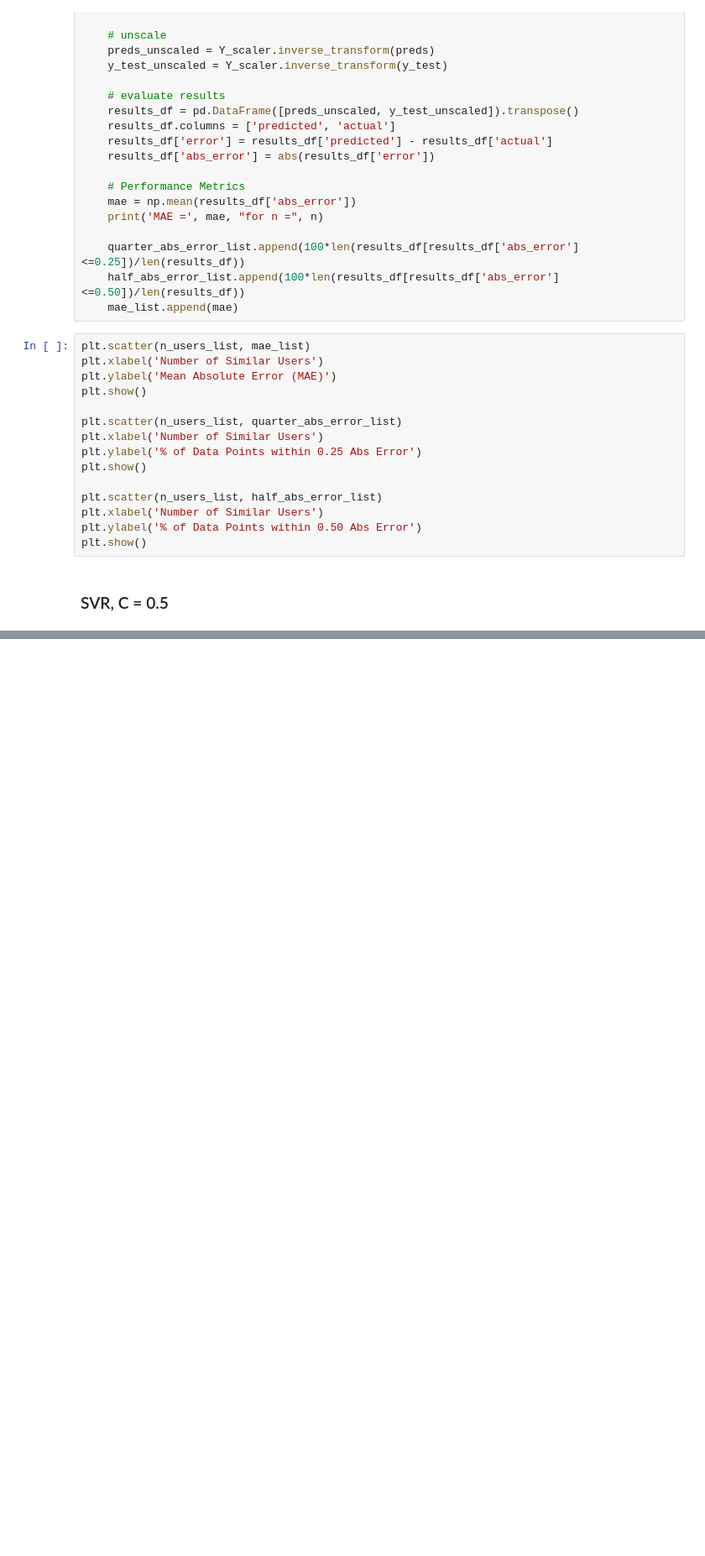
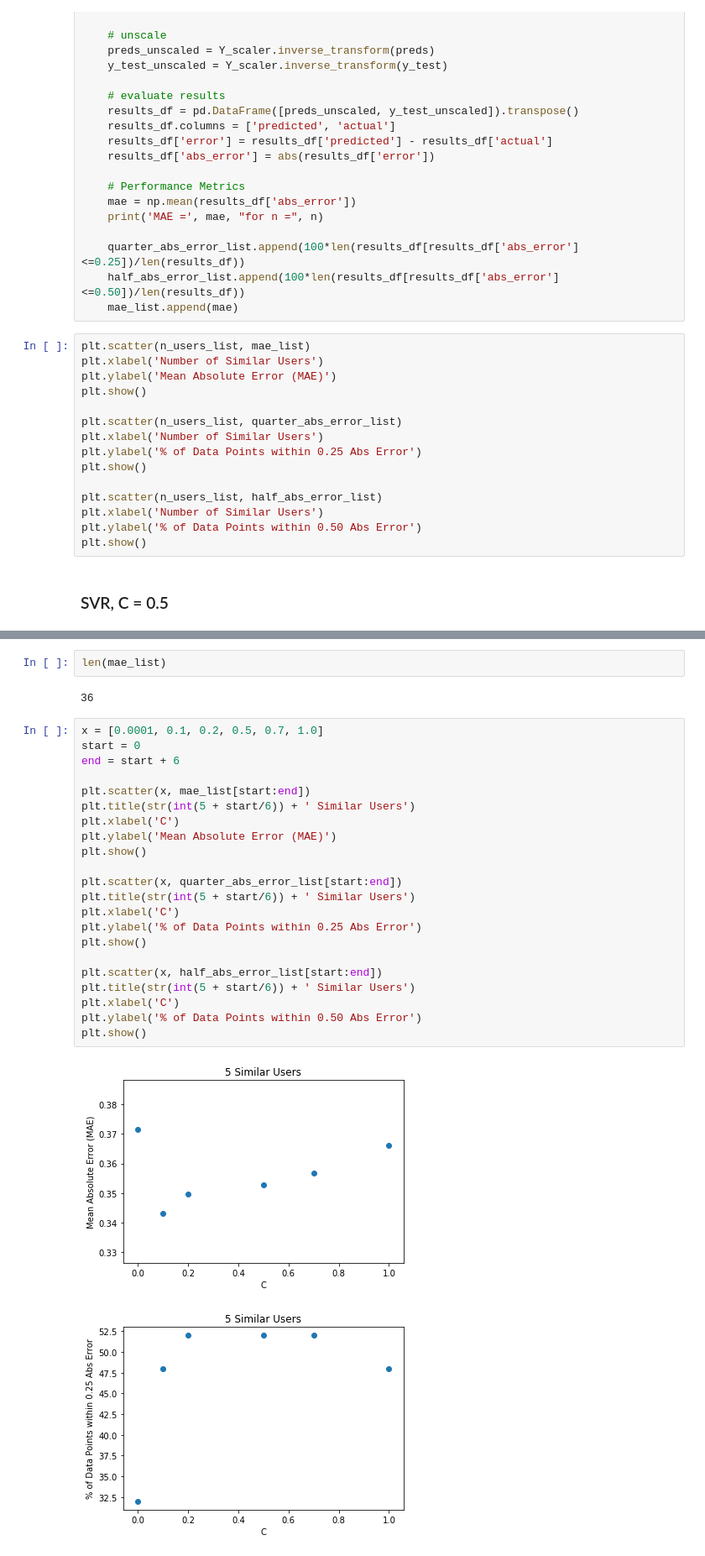
Before and after one commit to tomsharp/BeerMe, a Jupyter notebook: notebooks/Similar Users.ipynb, the cells around one changed output, grey strips where cells are left out. Shown at 84% size. Cells and saved outputs as stored; diff of their text form; blank space fills up the shorter version.

```diff
--- a/notebooks/Similar Users.ipynb
+++ b/notebooks/Similar Users.ipynb
@@ -602,0 +616,29 @@ MAE = 0.3449070594023515 for n = 7
+# %%
+len(mae_list)
+# %% [output]
+36
+# %%
+x = [0.0001, 0.1, 0.2, 0.5, 0.7, 1.0]
+start = 0
+end = start + 6
+
+plt.scatter(x, mae_list[start:end])
+plt.title(str(int(5 + start/6)) + ' Similar Users')
+plt.xlabel('C')
+plt.ylabel('Mean Absolute Error (MAE)')
+plt.show()
+
+plt.scatter(x, quarter_abs_error_list[start:end])
+plt.title(str(int(5 + start/6)) + ' Similar Users')
+plt.xlabel('C')
+plt.ylabel('% of Data Points within 0.25 Abs Error')
+plt.show()
+
+plt.scatter(x, half_abs_error_list[start:end])
+plt.title(str(int(5 + start/6)) + ' Similar Users')
+plt.xlabel('C')
+plt.ylabel('% of Data Points within 0.50 Abs Error')
+plt.show()
+# %% [output]
+[figure, added]
+[figure, added]
```
Also changed, not shown: parts of 27 cells of this notebook.
